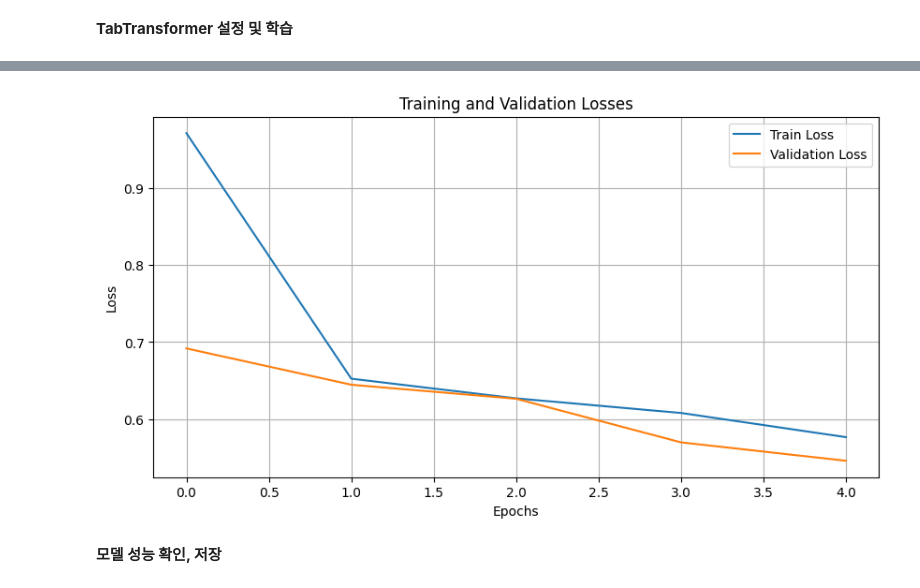
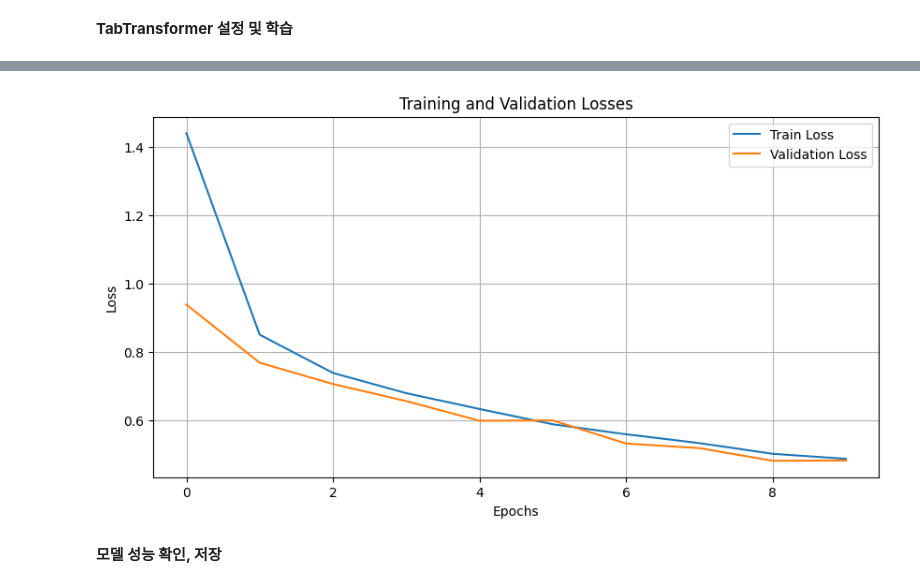
Before and after one commit to YoungHyeon1/Lab-scale, a Jupyter notebook: TabTF/TabTransformer.ipynb, the cells around one changed output, grey strips where cells are left out. Saved outputs shown, nothing was run; the diff lists cells and outputs as text; code cells hidden in the pictures.

```diff
--- a/TabTF/TabTransformer.ipynb
+++ b/TabTF/TabTransformer.ipynb
@@ -402,6 +402,7 @@ model = TabTransformer(num_categories=num_categories, embed_dim=32, num_heads=8,
 criterion = nn.MSELoss()
 optimizer = torch.optim.Adam(model.parameters(), lr=0.0001, weight_decay=0.01)  # L2 규제 추가
 device = torch.device('cuda' if torch.cuda.is_available() else 'cpu')
+model = model.to(device)
 
-train(model, train_loader, val_loader, epochs=5, criterion=criterion, optimizer=optimizer, device=device)
+train(model, train_loader, val_loader, epochs=10, criterion=criterion, optimizer=optimizer, device=device)
 # %% [output]
@@ -413,4 +419,4 @@ Epoch 5: Train Loss = 57.67%, Val Loss = 54.61%
-[figure, old version]
+[figure, new version]
 # %% [markdown]
 **모델 성능 확인, 저장**
 # %%
```
Also changed, not shown: parts of 11 cells of this notebook, 3 other files.
